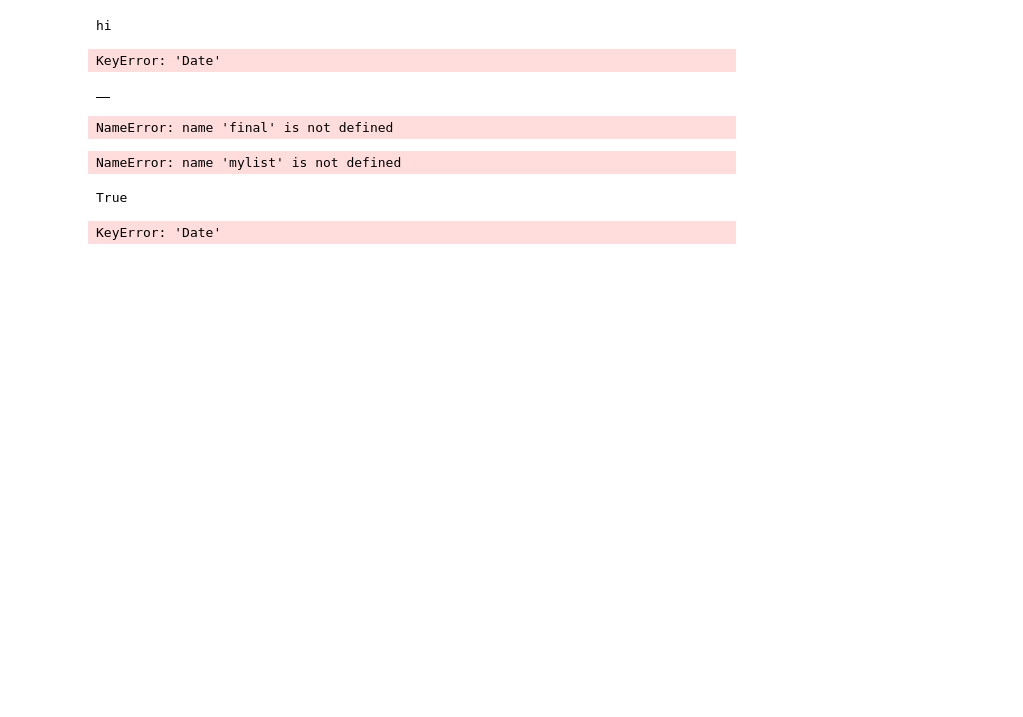
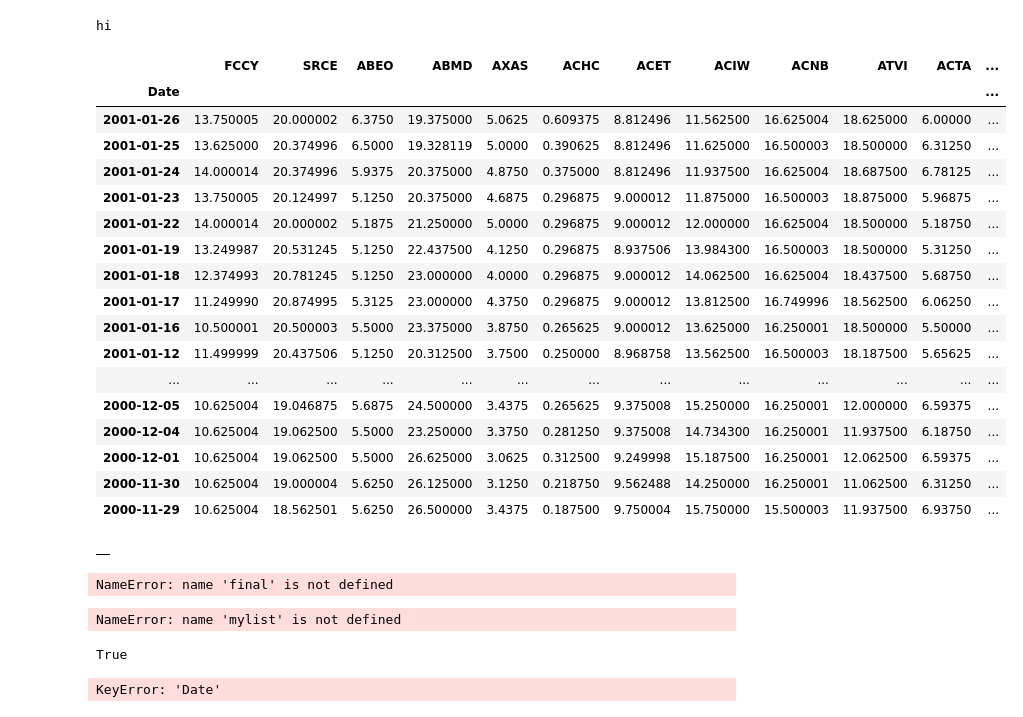
Before and after one commit to weiwang0531/stock-index, a Jupyter notebook: Project.ipynb, the cells around one changed output. Saved outputs shown, nothing was run; the diff lists cells and outputs as text; code cells hidden in the pictures; blank space fills up the shorter version.

Commit message:
fixed the price loop

```diff
--- a/Project.ipynb
+++ b/Project.ipynb
@@ -44,9 +44,9 @@ def price(length, ticker):
             pricef = pd.DataFrame(price)
             table1 = pd.concat([datef,pricef],axis = 1)
             table1.columns = ['Date', ticker]
+            table1 = table1.set_index("Date")
 
     except Exception:
-#        table1 = None
         table1 = pd.DataFrame()
 
     return table1
@@ -98,23 +95,35 @@ if len(a) == 0:
 # %% [output]
 hi
 # %%
-df = None
+del df #don't run this line if the following loop hasn't been run yet.
 
 for l in audrey_list:
     get = price(10,l)
 
-#    try:
-    if get is None:
-        continue
-    elif df is None:
-        df = get
-    else:
-        df = pd.merge(df, get, on = 'Date')
-#    except NameError:
-#        df = pd.DataFrame(get)
-# df
+    try:
+        df = pd.concat([df,get],axis = 1)
+    except NameError:
+        df = pd.DataFrame(get)
+df
 # %% [output]
-KeyError: 'Date'
+|  | FCCY | SRCE | ABEO | ABMD | AXAS | ACHC | ACET | ACIW | ACNB | ATVI | ACTA | ... |
+| Date |  |  |  |  |  |  |  |  |  |  |  | ... |
+| 2001-01-26 | 13.750005 | 20.000002 | 6.3750 | 19.375000 | 5.0625 | 0.609375 | 8.812496 | 11.562500 | 16.625004 | 18.625000 | 6.00000 | ... |
+| 2001-01-25 | 13.625000 | 20.374996 | 6.5000 | 19.328119 | 5.0000 | 0.390625 | 8.812496 | 11.625000 | 16.500003 | 18.500000 | 6.31250 | ... |
+| 2001-01-24 | 14.000014 | 20.374996 | 5.9375 | 20.375000 | 4.8750 | 0.375000 | 8.812496 | 11.937500 | 16.625004 | 18.687500 | 6.78125 | ... |
+| 2001-01-23 | 13.750005 | 20.124997 | 5.1250 | 20.375000 | 4.6875 | 0.296875 | 9.000012 | 11.875000 | 16.500003 | 18.875000 | 5.96875 | ... |
+| 2001-01-22 | 14.000014 | 20.000002 | 5.1875 | 21.250000 | 5.0000 | 0.296875 | 9.000012 | 12.000000 | 16.625004 | 18.500000 | 5.18750 | ... |
+| 2001-01-19 | 13.249987 | 20.531245 | 5.1250 | 22.437500 | 4.1250 | 0.296875 | 8.937506 | 13.984300 | 16.500003 | 18.500000 | 5.31250 | ... |
+| 2001-01-18 | 12.374993 | 20.781245 | 5.1250 | 23.000000 | 4.0000 | 0.296875 | 9.000012 | 14.062500 | 16.625004 | 18.437500 | 5.68750 | ... |
+| 2001-01-17 | 11.249990 | 20.874995 | 5.3125 | 23.000000 | 4.3750 | 0.296875 | 9.000012 | 13.812500 | 16.749996 | 18.562500 | 6.06250 | ... |
+| 2001-01-16 | 10.500001 | 20.500003 | 5.5000 | 23.375000 | 3.8750 | 0.265625 | 9.000012 | 13.625000 | 16.250001 | 18.500000 | 5.50000 | ... |
+| 2001-01-12 | 11.499999 | 20.437506 | 5.1250 | 20.312500 | 3.7500 | 0.250000 | 8.968758 | 13.562500 | 16.500003 | 18.187500 | 5.65625 | ... |
+| ... | ... | ... | ... | ... | ... | ... | ... | ... | ... | ... | ... | ... |
+| 2000-12-05 | 10.625004 | 19.046875 | 5.6875 | 24.500000 | 3.4375 | 0.265625 | 9.375008 | 15.250000 | 16.250001 | 12.000000 | 6.59375 | ... |
+| 2000-12-04 | 10.625004 | 19.062500 | 5.5000 | 23.250000 | 3.3750 | 0.281250 | 9.375008 | 14.734300 | 16.250001 | 11.937500 | 6.18750 | ... |
+| 2000-12-01 | 10.625004 | 19.062500 | 5.5000 | 26.625000 | 3.0625 | 0.312500 | 9.249998 | 15.187500 | 16.250001 | 12.062500 | 6.59375 | ... |
+| 2000-11-30 | 10.625004 | 19.000004 | 5.6250 | 26.125000 | 3.1250 | 0.218750 | 9.562488 | 14.250000 | 16.250001 | 11.062500 | 6.31250 | ... |
+| 2000-11-29 | 10.625004 | 18.562501 | 5.6250 | 26.500000 | 3.4375 | 0.187500 | 9.750004 | 15.750000 | 15.500003 | 11.937500 | 6.93750 | ... |
 # %%
 df = pd.DataFrame()
 for l in audrey_list:
```
Also changed, not shown: parts of 3 cells of this notebook.
